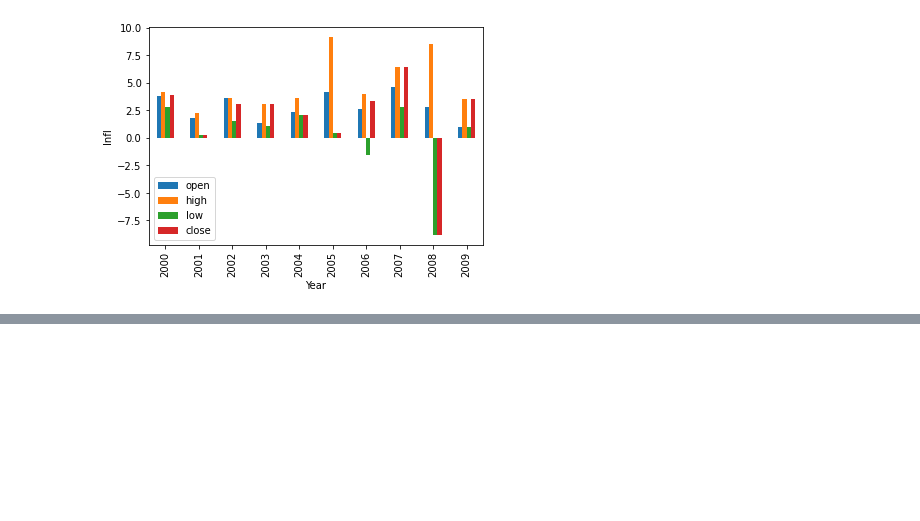
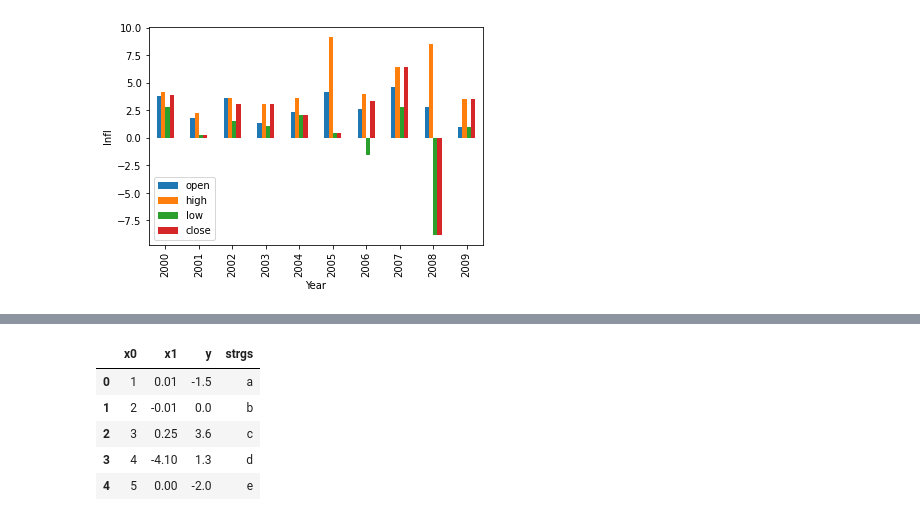
Before and after one commit to UnknownBoom/npTest, a Jupyter notebook: pydata-book/code/jl/1.ipynb, the cells around one changed output, grey strips where cells are left out. Cells and saved outputs as stored; diff of their text form; code cells hidden in the pictures; blank space fills up the shorter version.

```diff
--- a/pydata-book/code/jl/1.ipynb
+++ b/pydata-book/code/jl/1.ipynb
@@ -522,0 +613,11 @@ data.resample('Y')['infl'].ohlc().sort_index()['2000':].plot.bar(ylabel='Infl',
+# %%
+df3 = data.copy()
+df3['strgs'] = list('abcde')
+df3
+# %% [output]
+|  | x0 | x1 | y | strgs |
+| 0 | 1 | 0.01 | -1.5 | a |
+| 1 | 2 | -0.01 | 0.0 | b |
+| 2 | 3 | 0.25 | 3.6 | c |
+| 3 | 4 | -4.10 | 1.3 | d |
+| 4 | 5 | 0.00 | -2.0 | e |
```
Also changed, not shown: parts of 10 cells of this notebook, 1 other file.
